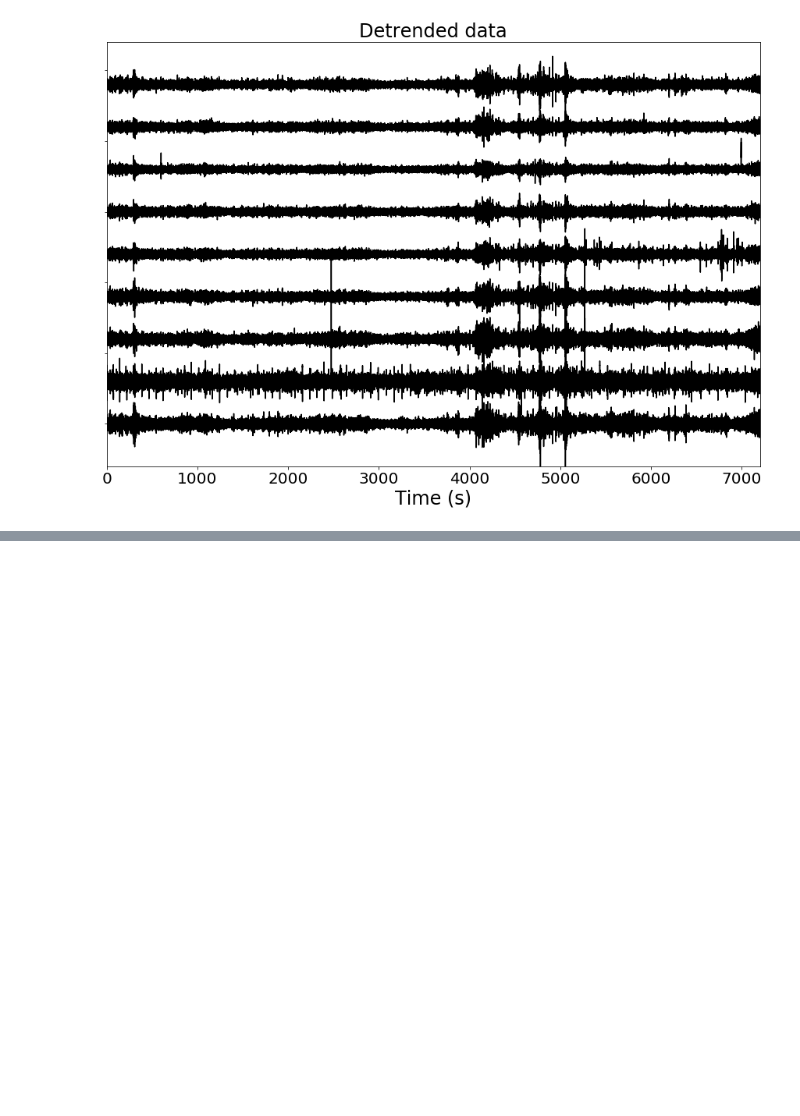
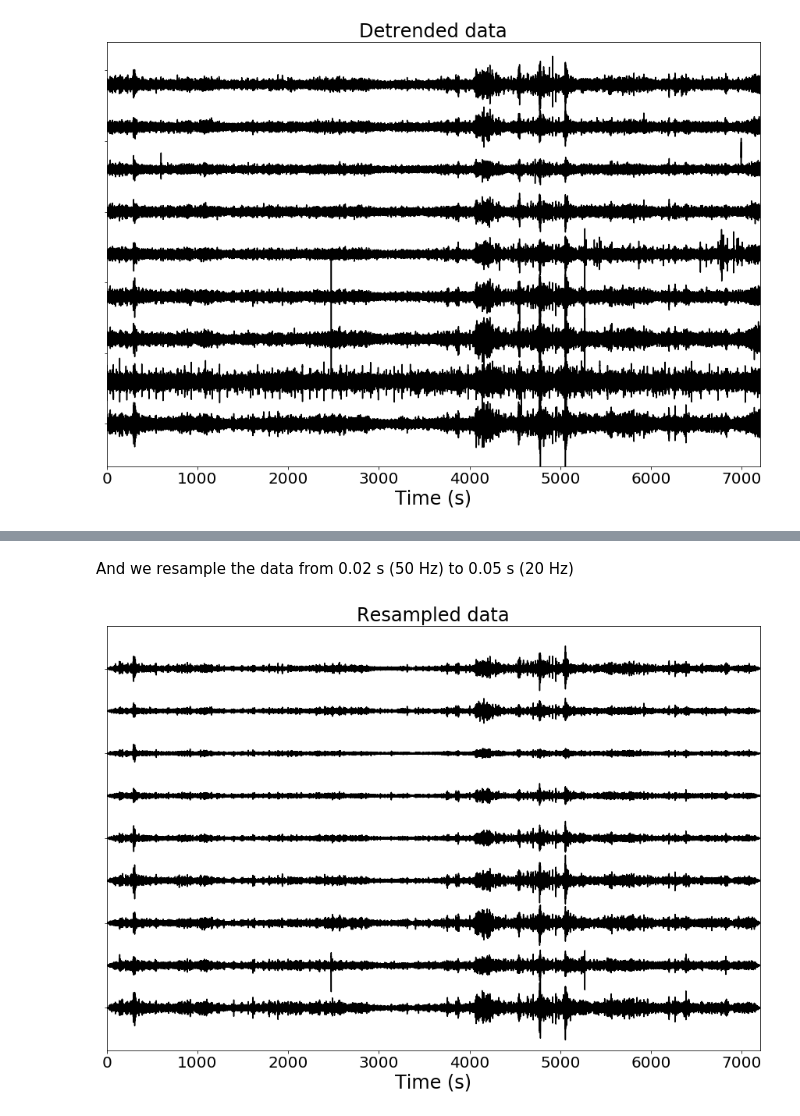
Before and after one commit to ArianeDucellier/ETSscripts, a Jupyter notebook: notebooks/demo_stack_ccorr_2hour.ipynb, the cells around one changed output, grey strips where cells are left out. Cells and saved outputs as stored; diff of their text form; code cells hidden in the pictures; blank space fills up the shorter version.

```diff
--- a/notebooks/demo_stack_ccorr_2hour.ipynb
+++ b/notebooks/demo_stack_ccorr_2hour.ipynb
@@ -93,0 +115,8 @@ plot_2hour(D, 'E', 1200.0, 'Detrended data')
+# %% [markdown]
+And we resample the data from 0.02 s (50 Hz) to 0.05 s (20 Hz)
+# %%
+D.interpolate(100.0, method='lanczos', a=10)
+D.decimate(5, no_filter=True)
+plot_2hour(D, 'E', 1.0e-6, 'Resampled data')
+# %% [output]
+[figure, added]
```
Also changed, not shown: parts of 8 cells of this notebook, 4 other files.
